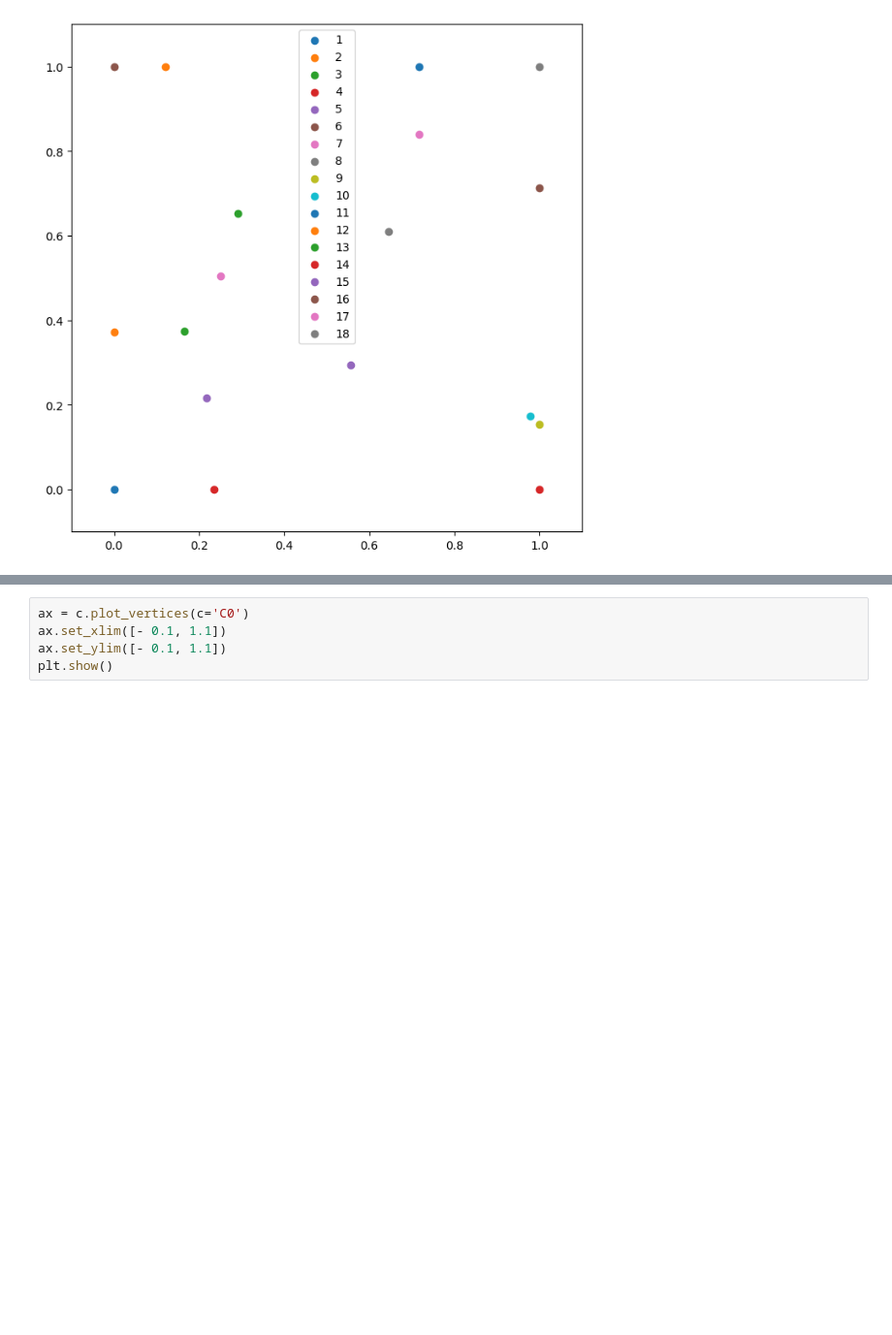
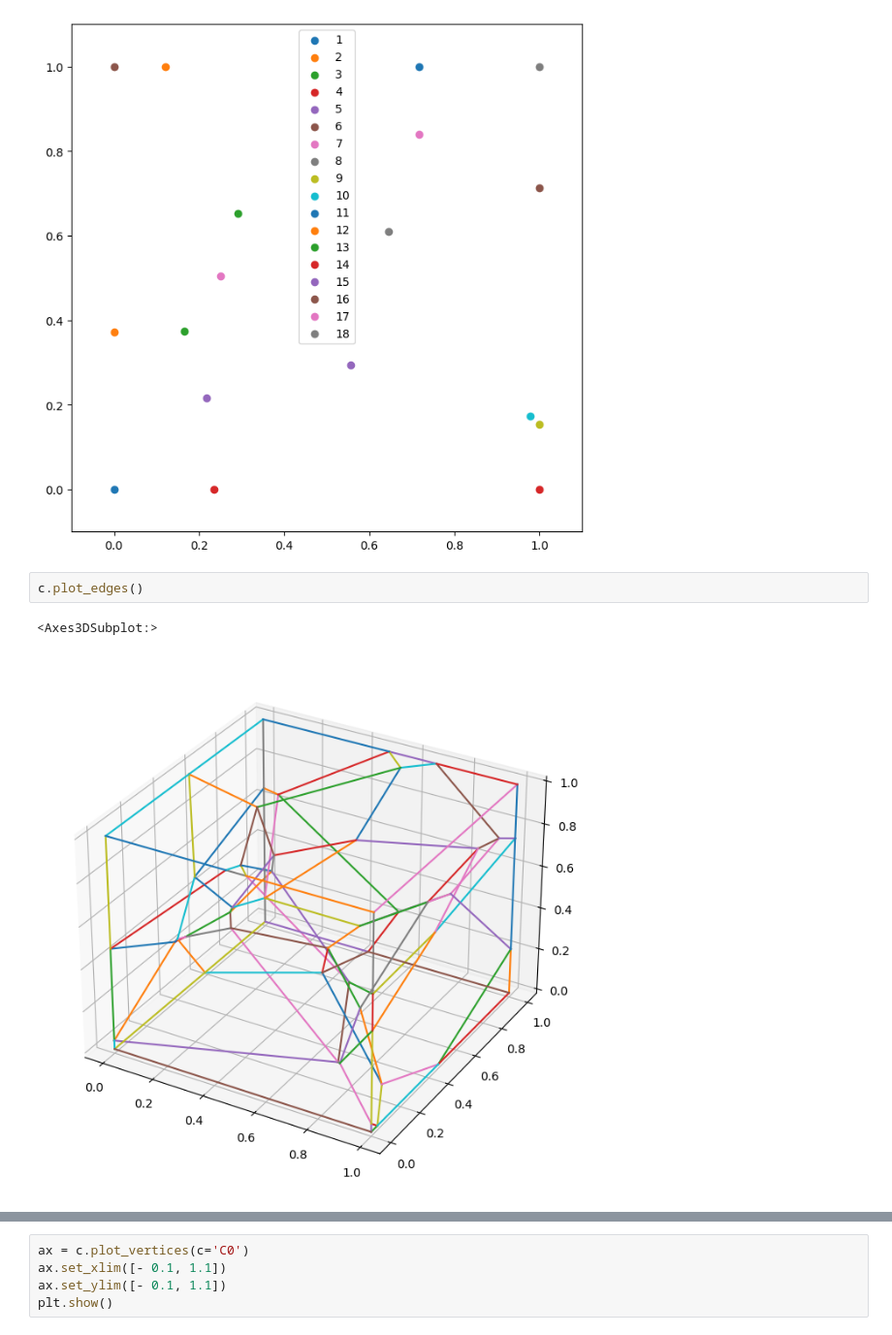
Before and after one commit to PRISBteam/Voronoi_PCC_Analyser, a Jupyter notebook: Plots.ipynb, the cells around one changed output, grey strips where cells are left out. Shown at 97% size. Drawn from its saved outputs; the diff is of its cells as text; blank space fills up the shorter version.

```diff
--- a/Plots.ipynb
+++ b/Plots.ipynb
@@ -107,4 +106,9 @@ ax.set_ylim([- 0.1, 1.1])
 plt.show()
 # %% [output]
 [figure]
+# %%
+c.plot_edges()
+# %% [output]
+<Axes3DSubplot:>
+[figure, added]
 # %%
```
Also changed, not shown: parts of 4 cells of this notebook.
